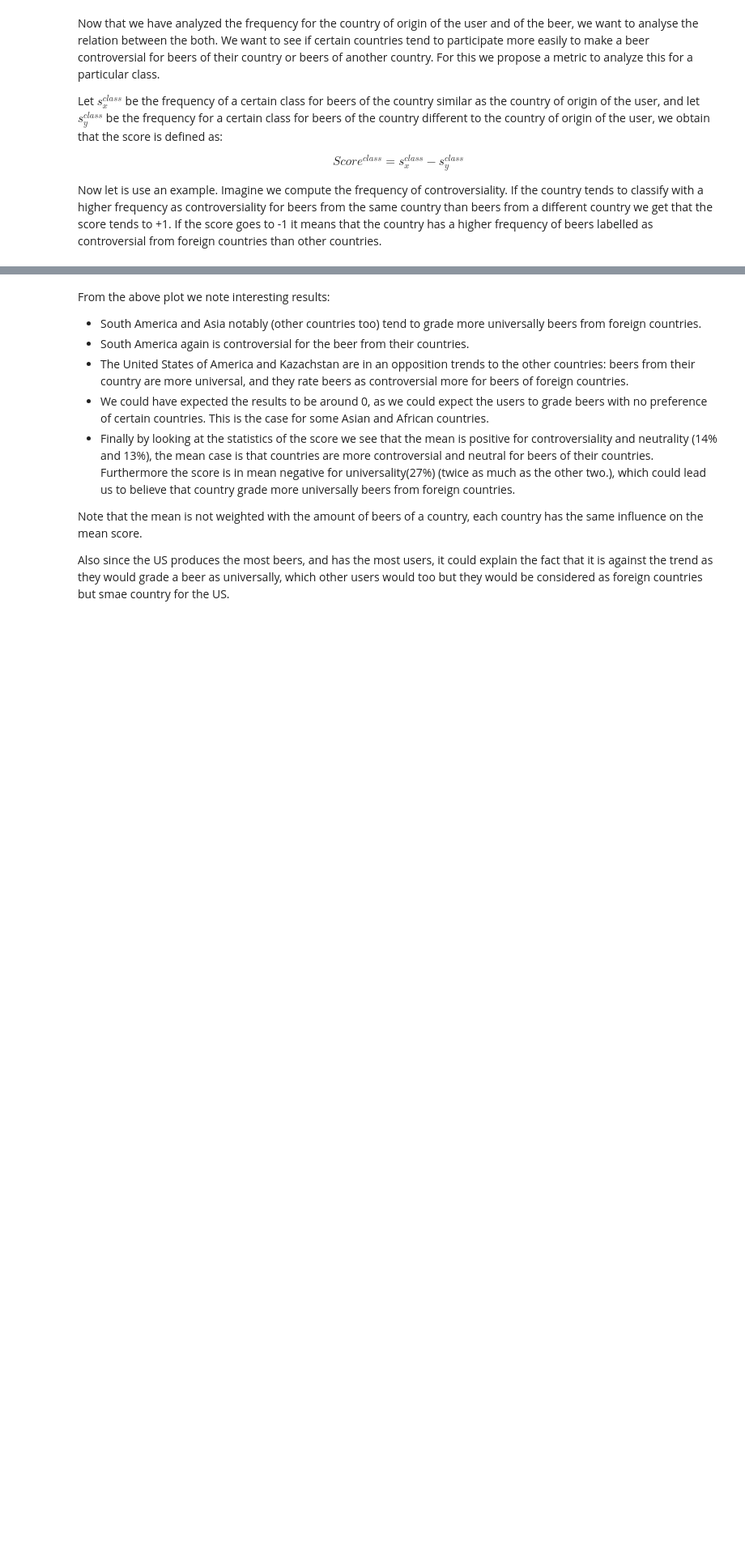
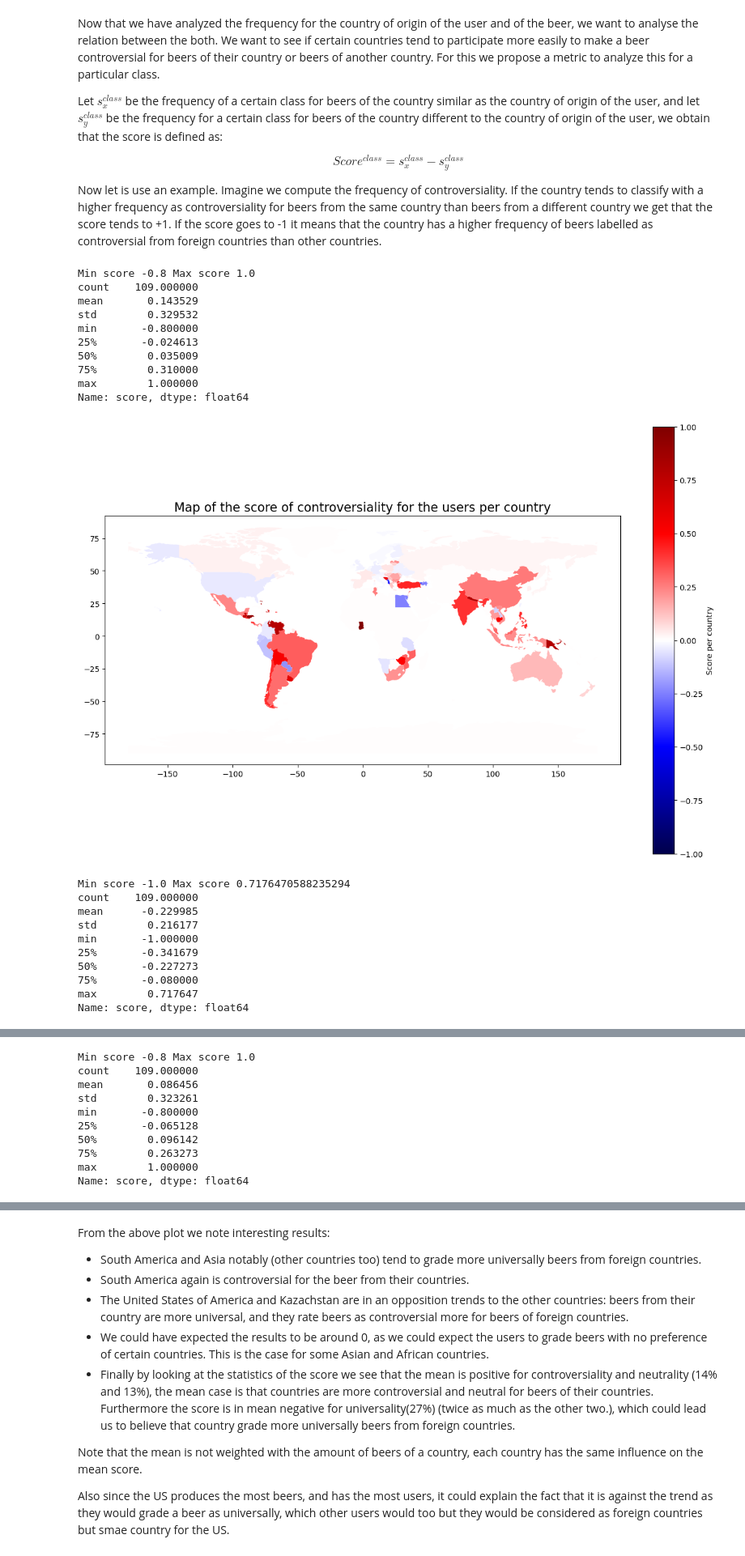
Before and after one commit to epfl-ada/ada-2024-project-abracadabra, a Jupyter notebook: analysis_final.ipynb, the cells around one changed output, grey strips where cells are left out. Shown at 81% size. Cells and saved outputs as stored; diff of their text form; code cells hidden in the pictures; blank space fills up the shorter version.

```diff
--- a/analysis_final.ipynb
+++ b/analysis_final.ipynb
@@ -491,6 +499,28 @@ $$Score^{class} = s_x^{class} - s_y^{class}$$
 
 Now let is use an example. Imagine we compute the frequency of controversiality. If the country tends to classify with a higher frequency as controversiality for beers from the same country than beers from a different country we get that the score tends to +1. If the score goes to -1 it means that the country has a higher frequency of beers labelled as controversial from foreign countries than other countries.
 # %%
-plots_statistics_origin_beer_wrt_user_origin_sum(beers_df_new, breweries_df_new, users_df_new, beer_ratings, labels, label_to_match = 0)
-plots_statistics_origin_beer_wrt_user_origin_sum(beers_df_new, breweries_df_new, users_df_new, beer_ratings, labels, label_to_match = 1)
-plots_statistics_origin_beer_wrt_user_origin_sum(beers_df_new, breweries_df_new, users_df_new, beer_ratings, labels, label_to_match = 2)
+plots_statistics_origin_beer_wrt_user_origin_sum(beers_df_new, breweries_df_new, users_df_new, beer_ratings, labels, label_to_match = 0, possible_labels = ['controversiality','universalality', 'neutrality'])
+plots_statistics_origin_beer_wrt_user_origin_sum(beers_df_new, breweries_df_new, users_df_new, beer_ratings, labels, label_to_match = 1, possible_labels = ['controversiality','universalality', 'neutrality'])
+plots_statistics_origin_beer_wrt_user_origin_sum(beers_df_new, breweries_df_new, users_df_new, beer_ratings, labels, label_to_match = 2, possible_labels = ['controversiality','universalality', 'neutrality'])
+# %% [output]
+Min score -0.8 Max score 1.0
+count    109.000000
+mean       0.143529
+std        0.329532
+min       -0.800000
+25%       -0.024613
+50%        0.035009
+75%        0.310000
+max        1.000000
+Name: score, dtype: float64
+[figure, added]
+Min score -1.0 Max score 0.7176470588235294
+count    109.000000
+mean      -0.229985
+std        0.216177
+min       -1.000000
+25%       -0.341679
+50%       -0.227273
+75%       -0.080000
+max        0.717647
+Name: score, dtype: float64
@@ -496,0 +528,10 @@ plots_statistics_origin_beer_wrt_user_origin_sum(beers_df_new, breweries_df_new,
+Min score -0.8 Max score 1.0
+count    109.000000
+mean       0.086456
+std        0.323261
+min       -0.800000
+25%       -0.065128
+50%        0.096142
+75%        0.263273
+max        1.000000
+Name: score, dtype: float64
```
Also changed, not shown: parts of 4 cells of this notebook.
